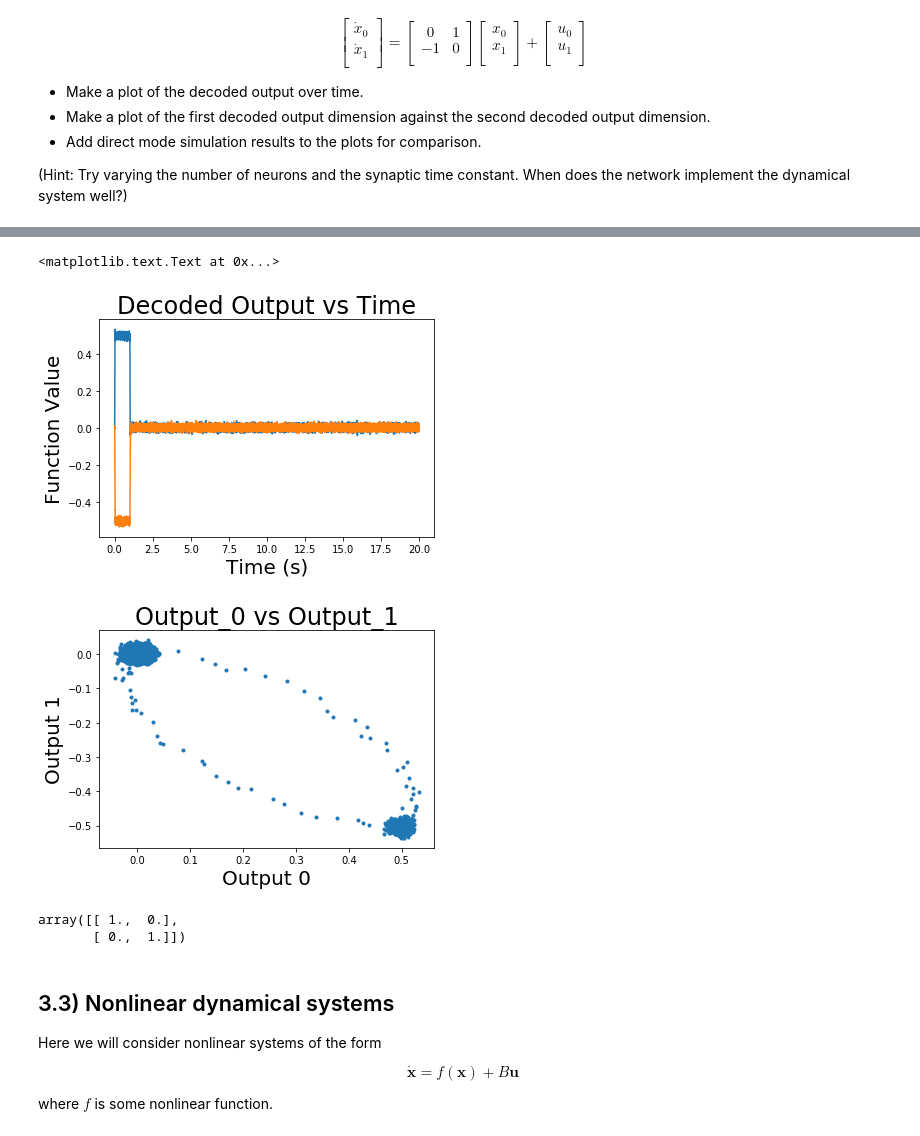
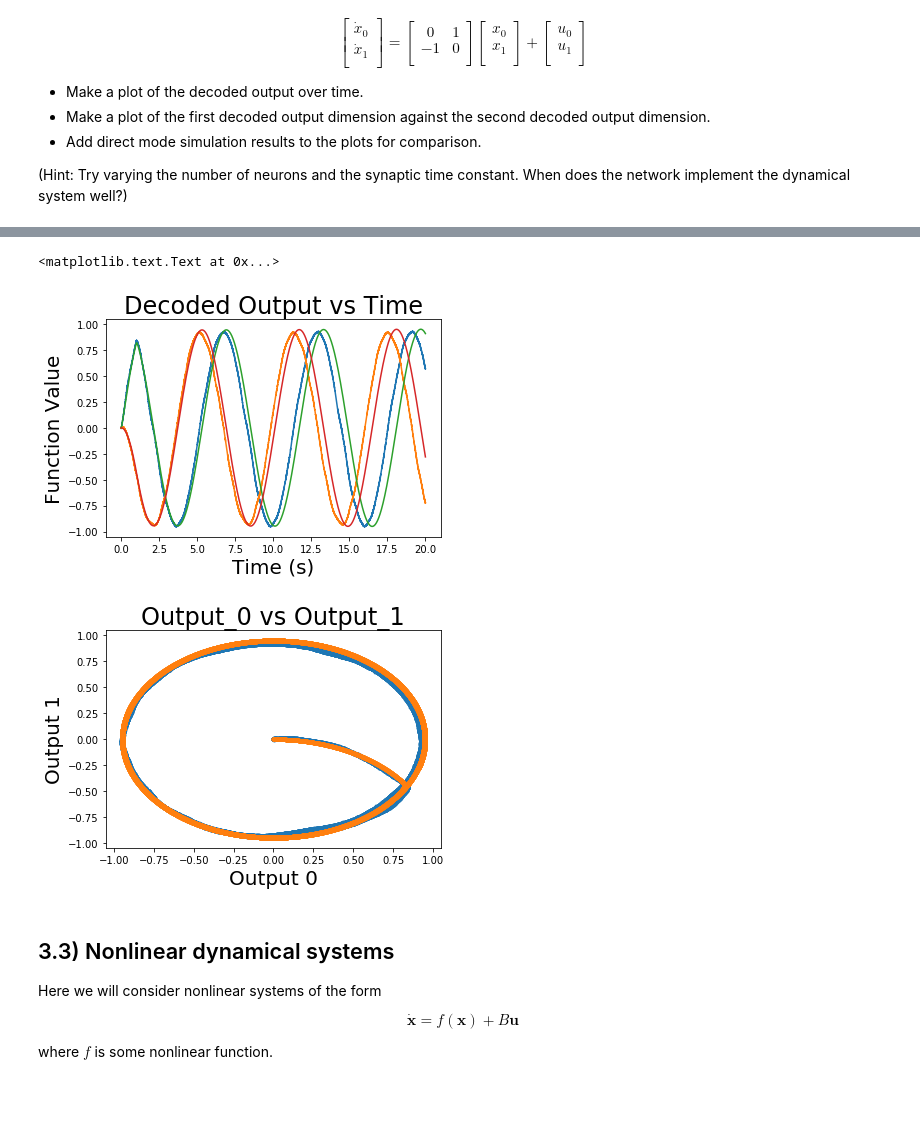
Before and after one commit to Quantumgame/EE207, a Jupyter notebook: Assignments/homework1-1/homework1/problem3.ipynb, the cells around one changed output, grey strips where cells are left out. Drawn from its saved outputs; the diff is of its cells as text; code cells hidden in the pictures; blank space fills up the shorter version.

```diff
--- a/Assignments/homework1-1/homework1/problem3.ipynb
+++ b/Assignments/homework1-1/homework1/problem3.ipynb
@@ -200,33 +200,49 @@ $$
 # Use the following in your simulation
 T = 20.       # duration of simulation
 stim = piecewise({0:[1., 0.], 1.:[0., 0.]})  # input function to your network
-N = 500
-tau = 0.01
+N = 1000
+tau = 0.03
 
 model = nengo.Network()
 with model:
     position = nengo.Ensemble(n_neurons = N,
-                        dimensions = 2
+                            dimensions = 2,
+                            radius=1.0
                         )
     inp = nengo.Node(stim)
-#     nengo.Connection(inp, position, synapse = tau, transform = np.eye(2))
-    nengo.Connection(inp, position, synapse = tau)
-#     nengo.Connection(position, position, synapse = tau, transform = np.array([[1,1*tau],[-1*tau,1]]))
-    nengo.Connection(position, position, synapse = tau, function = lambda x: np.array([[0,1],[-1,0]]).dot(x))
+    nengo.Connection(inp, position, synapse = tau, transform=tau)
+    nengo.Connection(position, position, synapse = tau, transform = np.array([[1,1*tau],[-1*tau,1]]))
     probe_out = nengo.Probe(position, synapse = tau)
     probe_in = nengo.Probe(inp, synapse = tau)
 
 with nengo.Simulator(model) as sim:
     sim.run(T)
 
+model_d = nengo.Network()
+with model_d:
+    position_d = nengo.Ensemble(n_neurons = N,
+                        dimensions = 2,
+                        neuron_type = nengo.Direct()
+                        )
+    inp_d = nengo.Node(stim)
+    nengo.Connection(inp_d, position_d, synapse = tau, transform=tau)
+    nengo.Connection(position_d, position_d, synapse = tau, transform = np.array([[1,1*tau],[-1*tau,1]]))
+    probe_out_d = nengo.Probe(position_d, synapse = tau)
+    probe_in_d = nengo.Probe(inp_d, synapse = tau)
+
+with nengo.Simulator(model_d) as simd:
+    simd.run(T)
+
 plt.figure()
 plt.plot(sim.trange(), sim.data[probe_out])
+plt.plot(simd.trange(), simd.data[probe_out_d])
 plt.xlabel('Time (s)')
 plt.ylabel('Function Value')
 plt.title('Decoded Output vs Time')
 
 plt.figure()
 plt.plot(sim.data[probe_out][:,0], sim.data[probe_out][:,1], '.')
+plt.plot(simd.data[probe_out_d][:,0], simd.data[probe_out_d][:,1], '.')
 plt.xlabel('Output 0')
 plt.ylabel('Output 1')
 plt.title('Output_0 vs Output_1')
@@ -236,11 +254,6 @@ Simulating finished in 0:00:09.
 <matplotlib.text.Text at 0x...>
-[figure, old version]
+[figure, new version]
-[figure, old version]
+[figure, new version]
-# %%
-np.eye(2)
-# %% [output]
-array([[ 1.,  0.],
-       [ 0.,  1.]])
 # %% [markdown]
 ## 3.3) Nonlinear dynamical systems
 
```
Also changed, not shown: parts of 6 cells of this notebook, 1 other file.
